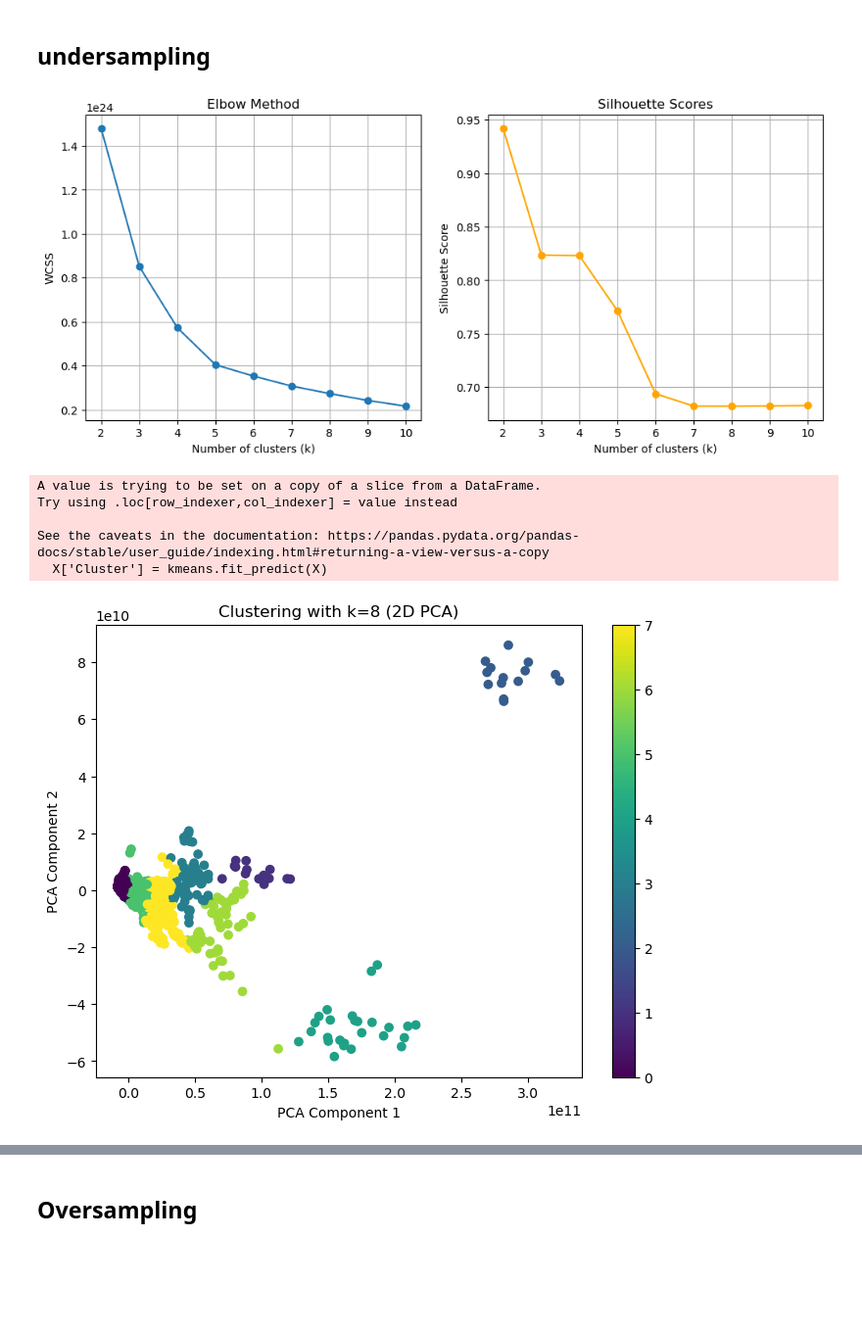
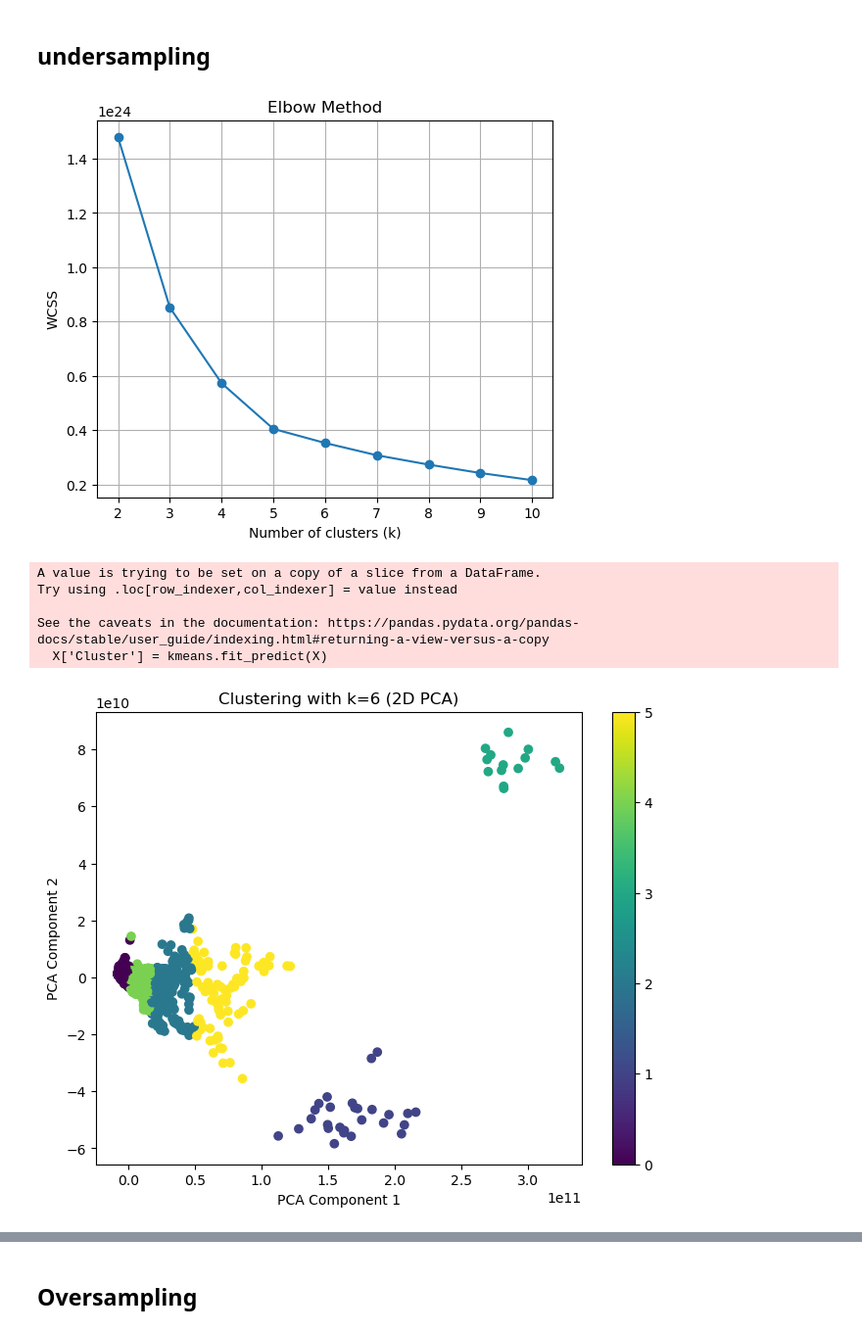
Before and after one commit to yosrasejjil/MyProject, a Jupyter notebook: notebook/yosraaa.ipynb, the cells around one changed output, grey strips where cells are left out. Shown at 98% size. Cells and saved outputs as stored; diff of their text form; code cells hidden in the pictures; blank space fills up the shorter version.

```diff
--- a/notebook/yosraaa.ipynb
+++ b/notebook/yosraaa.ipynb
@@ -437,7 +451,7 @@ def calculate_ratios(df):
     #df['R3'] = df['Working_capital'] / df['Assets']
 
     # R4: Net Income Margin = Net Income / Revenues
-   # df['R4'] = df['NetIncome'] / df['Revenues']
+    df['R4'] = df['NetIncome'] / df['Revenues']
 
     # R5: Return on Assets (ROA) = Net Income / Total Assets
     #df['R5'] = df['NetIncome'] / df['Assets']
@@ -964,35 +978,21 @@ X = X_train_successful
 
 # Elbow Method and Silhouette Scores to find best k
 wcss = []
-silhouette_scores = []
-K_range = range(2, 11)
 
 for k in K_range:
     kmeans = KMeans(n_clusters=k, random_state=0)
     kmeans.fit(X)
     wcss.append(kmeans.inertia_)
-    silhouette_avg = silhouette_score(X, kmeans.labels_)
-    silhouette_scores.append(silhouette_avg)
-
-# Plot Elbow and Silhouette Method
-plt.figure(figsize=(12, 5))
-plt.subplot(1, 2, 1)
+# Plot Elbow Method
+plt.figure(figsize=(6, 5))
 plt.plot(K_range, wcss, marker='o')
 plt.title('Elbow Method')
 plt.xlabel('Number of clusters (k)')
 plt.ylabel('WCSS')
 plt.grid(True)
-
-plt.subplot(1, 2, 2)
-plt.plot(K_range, silhouette_scores, marker='o', color='orange')
-plt.title('Silhouette Scores')
-plt.xlabel('Number of clusters (k)')
-plt.ylabel('Silhouette Score')
-plt.grid(True)
 plt.show()
-
 # Select elbow_k (manually set or through elbow detection)
-elbow_k = 8
+elbow_k = 6
 kmeans = KMeans(n_clusters=elbow_k, random_state=0)
 X['Cluster'] = kmeans.fit_predict(X)
 
@@ -1021,37 +1021,37 @@ samples_per_cluster = total_samples // elbow_k
 undersampled_dfs = []
 undersampled_indices = []
 
 for key, df in clustered_data.items():
     if df.shape[0] >= samples_per_cluster:
         undersampled_df = df.sample(n=samples_per_cluster, random_state=0)
         undersampled_dfs.append(undersampled_df)
         undersampled_indices.extend(undersampled_df.index.tolist())
     else:
         print(f"Cluster {key} has only {df.shape[0]} samples, not enough to undersample to {samples_per_cluster}.")
 
 # Combine undersampled DataFrames and remove 'Cluster' column
 X_train_u = pd.concat(undersampled_dfs, ignore_index=True).drop(columns=['Cluster'])
 
 # Combine undersampled successful data with bankrupt data
 X_train = pd.concat([X_train_ban, X_train_u], ignore_index=True)
 
 # Filter y_train using the collected indices and combine with bankrupt y_train
 y_train_u = y_train_successful.loc[undersampled_indices].reset_index(drop=True)
 y_train = pd.concat([y_train_ban, y_train_u], ignore_index=True)
 
 # Display the final undersampled DataFrame
 print("\nFinal Undersampled DataFrame:")
 print(X_train_u.head())
 print(f"Total rows in final DataFrame: {X_train.shape[0]}")
 
 print("\nCorresponding y_train values:")
 print(y_train_u.head())
 print(f"Total rows in final y_train DataFrame: {y_train.shape[0]}")
 # %% [output]
-[figure, old version]
+[figure, new version]
 A value is trying to be set on a copy of a slice from a DataFrame.
 Try using .loc[row_indexer,col_indexer] = value instead
 
 See the caveats in the documentation: https://pandas.pydata.org/pandas-docs/stable/user_guide/indexing.html#returning-a-view-versus-a-copy
   X['Cluster'] = kmeans.fit_predict(X)
-[figure, old version]
+[figure, new version]
```
Also changed, not shown: parts of 37 cells of this notebook, 12 other files.
